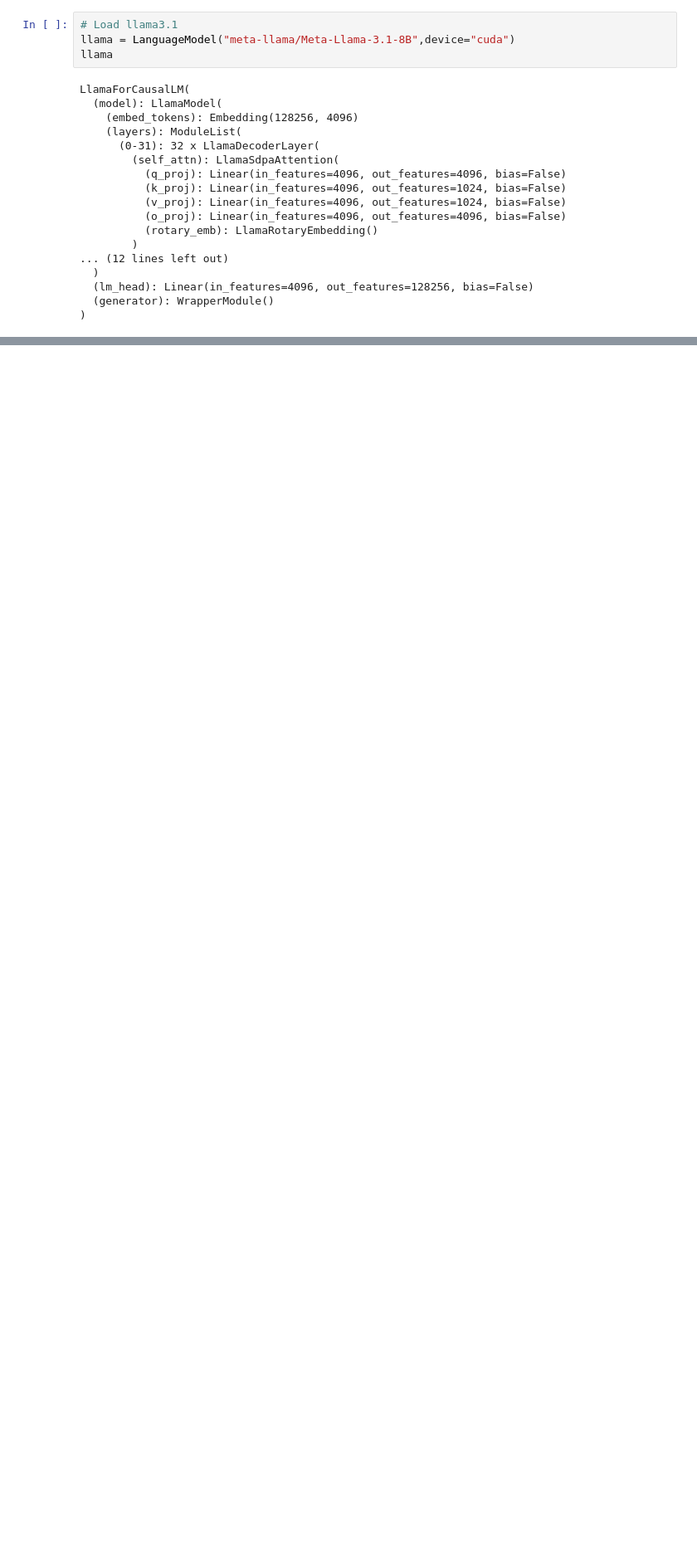
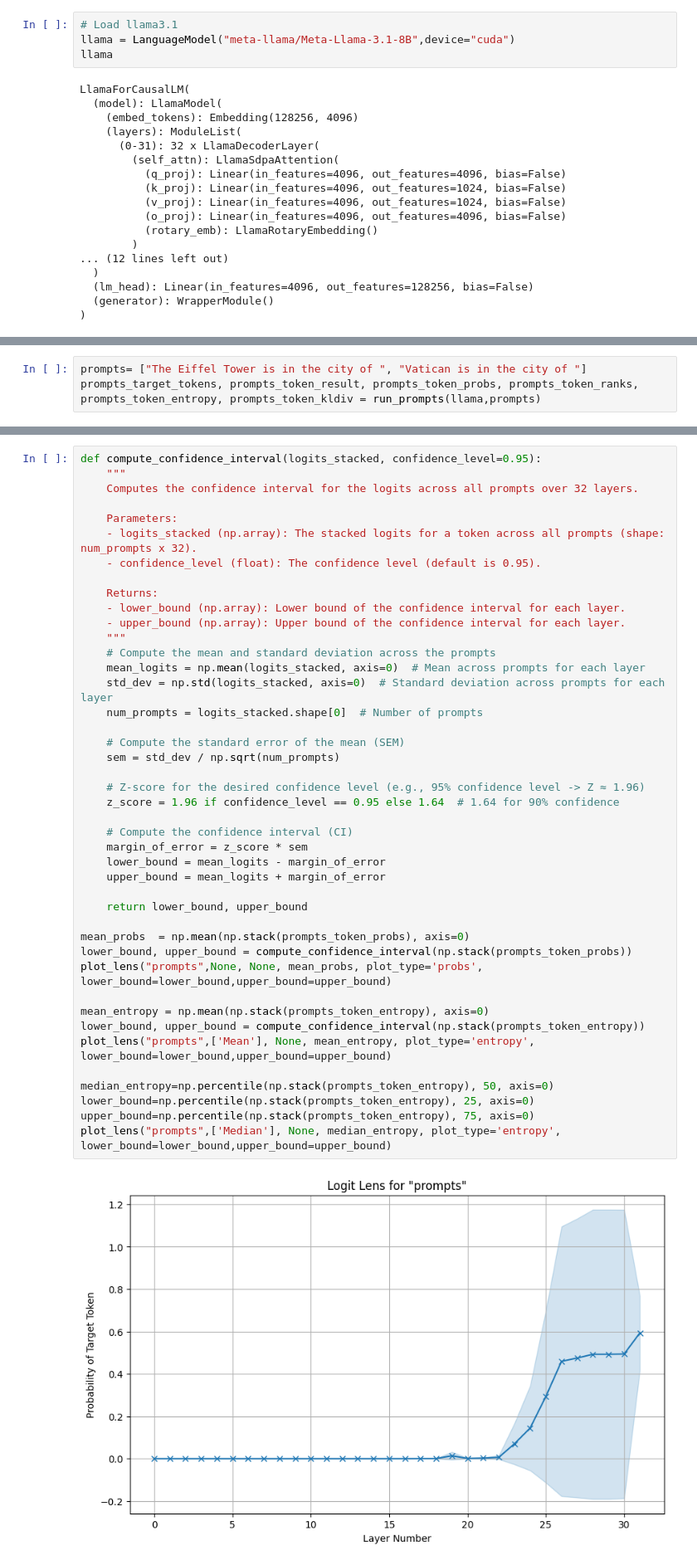
Before and after one commit to aryawu0513/Ndif_No_Code, a Jupyter notebook: notebooks/logit_lens_api.ipynb, the cells around one changed output, grey strips where cells are left out. Shown at 83% size. Drawn from its saved outputs; the diff is of its cells as text; blank space fills up the shorter version.

```diff
--- a/notebooks/logit_lens_api.ipynb
+++ b/notebooks/logit_lens_api.ipynb
@@ -263,0 +238,3 @@ plot_lens("prompts",None, None, median_entropy, plot_type='entropy', lower_bound
+# %%
+prompts= ["The Eiffel Tower is in the city of ", "Vatican is in the city of "]
+prompts_target_tokens, prompts_token_result, prompts_token_probs, prompts_token_ranks, prompts_token_entropy, prompts_token_kldiv = run_prompts(llama,prompts)
@@ -263,0 +250,45 @@ plot_lens("prompts",None, None, median_entropy, plot_type='entropy', lower_bound
+# %%
+def compute_confidence_interval(logits_stacked, confidence_level=0.95):
+    """
+    Computes the confidence interval for the logits across all prompts over 32 layers.
+
+    Parameters:
+    - logits_stacked (np.array): The stacked logits for a token across all prompts (shape: num_prompts x 32).
+    - confidence_level (float): The confidence level (default is 0.95).
+
+    Returns:
+    - lower_bound (np.array): Lower bound of the confidence interval for each layer.
+    - upper_bound (np.array): Upper bound of the confidence interval for each layer.
+    """
+    # Compute the mean and standard deviation across the prompts
+    mean_logits = np.mean(logits_stacked, axis=0)  # Mean across prompts for each layer
+    std_dev = np.std(logits_stacked, axis=0)  # Standard deviation across prompts for each layer
+    num_prompts = logits_stacked.shape[0]  # Number of prompts
+
+    # Compute the standard error of the mean (SEM)
+    sem = std_dev / np.sqrt(num_prompts)
+
+    # Z-score for the desired confidence level (e.g., 95% confidence level -> Z ≈ 1.96)
+    z_score = 1.96 if confidence_level == 0.95 else 1.64  # 1.64 for 90% confidence
+
+    # Compute the confidence interval (CI)
+    margin_of_error = z_score * sem
+    lower_bound = mean_logits - margin_of_error
+    upper_bound = mean_logits + margin_of_error
+
+    return lower_bound, upper_bound
+
+mean_probs  = np.mean(np.stack(prompts_token_probs), axis=0)
+lower_bound, upper_bound = compute_confidence_interval(np.stack(prompts_token_probs))
+plot_lens("prompts",None, None, mean_probs, plot_type='probs', lower_bound=lower_bound,upper_bound=upper_bound)
+
+mean_entropy = np.mean(np.stack(prompts_token_entropy), axis=0)
+lower_bound, upper_bound = compute_confidence_interval(np.stack(prompts_token_entropy))
+plot_lens("prompts",['Mean'], None, mean_entropy, plot_type='entropy', lower_bound=lower_bound,upper_bound=upper_bound)
+
+median_entropy=np.percentile(np.stack(prompts_token_entropy), 50, axis=0)
+lower_bound=np.percentile(np.stack(prompts_token_entropy), 25, axis=0)
+upper_bound=np.percentile(np.stack(prompts_token_entropy), 75, axis=0)
+plot_lens("prompts",['Median'], None, median_entropy, plot_type='entropy', lower_bound=lower_bound,upper_bound=upper_bound)
+# %% [output]
+[figure, added]
```
Also changed, not shown: parts of 15 cells of this notebook.
